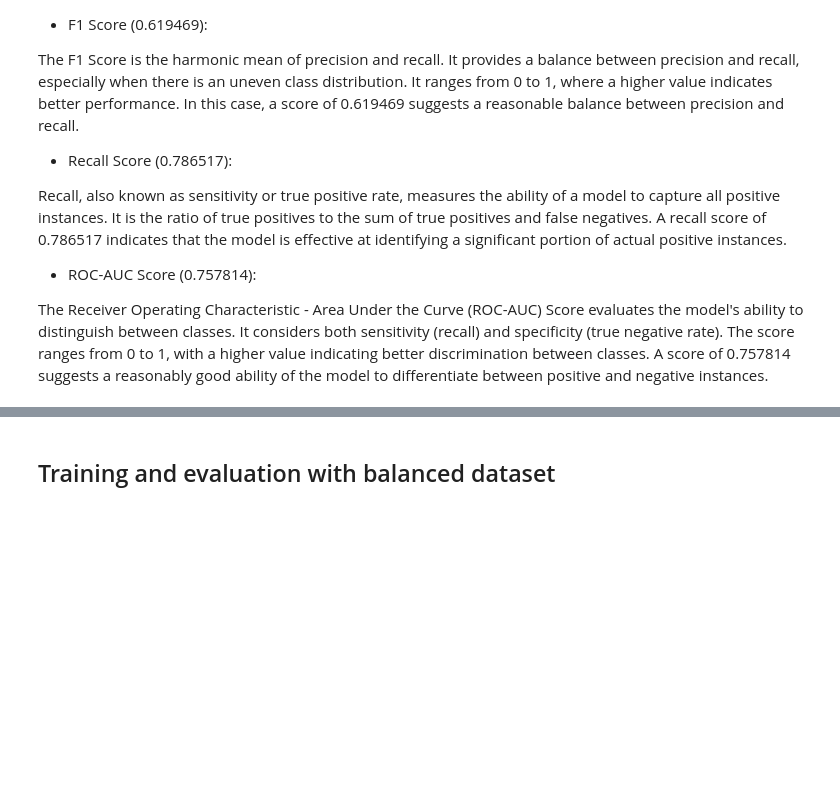
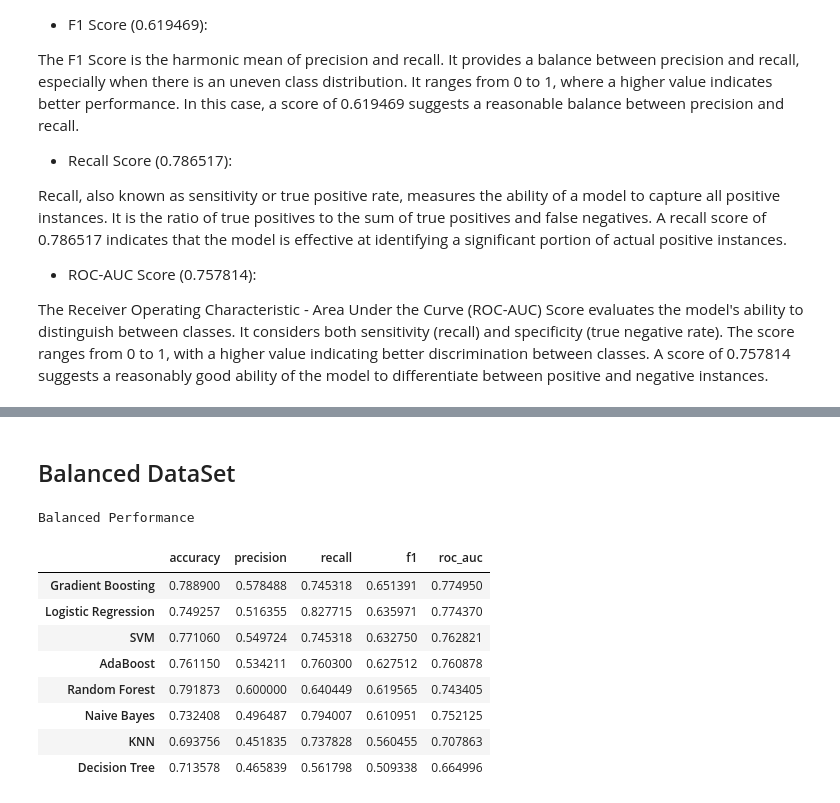
Before and after one commit to BrianBassey37/Project_Portfolio, a Jupyter notebook: Telco_churn/Telco_churn_notebook.ipynb, the cells around one changed output, grey strips where cells are left out. Saved outputs shown, nothing was run; the diff lists cells and outputs as text; code cells hidden in the pictures; blank space fills up the shorter version.

```diff
--- a/Telco_churn/Telco_churn_notebook.ipynb
+++ b/Telco_churn/Telco_churn_notebook.ipynb
@@ -1105,3 +1109,34 @@ SVM:
 ... (4 outputs left out)
-# %% [markdown]
-## Training and evaluation with balanced dataset
+# %% [markdown]
+## Balanced DataSet
+# %%
+balance_performance = {}
+for name, model in models.items():
+    model.fit(X_train_balanced, y_train_balanced)
+    y_pred = model.predict(X_val)
+    accuracy = accuracy_score(y_val, y_pred)
+    precision = precision_score(y_val, y_pred)
+    recall = recall_score(y_val, y_pred)
+    f1 = f1_score(y_val, y_pred)
+    roc_auc = roc_auc_score(y_val, y_pred)
+    balance_performance[name] = {
+        'accuracy': accuracy,
+        'precision': precision,
+        'recall': recall,
+        'f1': f1,
+        'roc_auc': roc_auc
+    }
+balance_performance = pd.DataFrame(balance_performance).transpose()
+balance_performance = balance_performance.sort_values(by='f1', ascending=False)
+balance_performance.style.highlight_max(color='grey', axis=0).set_caption('Balanced Performance').set_caption('Balanced Performance')
+# %% [output]
+Balanced Performance
+|  | accuracy | precision | recall | f1 | roc_auc |
+| Gradient Boosting | 0.788900 | 0.578488 | 0.745318 | 0.651391 | 0.774950 |
+| Logistic Regression | 0.749257 | 0.516355 | 0.827715 | 0.635971 | 0.774370 |
+| SVM | 0.771060 | 0.549724 | 0.745318 | 0.632750 | 0.762821 |
+| AdaBoost | 0.761150 | 0.534211 | 0.760300 | 0.627512 | 0.760878 |
+| Random Forest | 0.791873 | 0.600000 | 0.640449 | 0.619565 | 0.743405 |
+| Naive Bayes | 0.732408 | 0.496487 | 0.794007 | 0.610951 | 0.752125 |
+| KNN | 0.693756 | 0.451835 | 0.737828 | 0.560455 | 0.707863 |
+| Decision Tree | 0.713578 | 0.465839 | 0.561798 | 0.509338 | 0.664996 |
```
Also changed, not shown: parts of 8 cells of this notebook, 1 other file.
